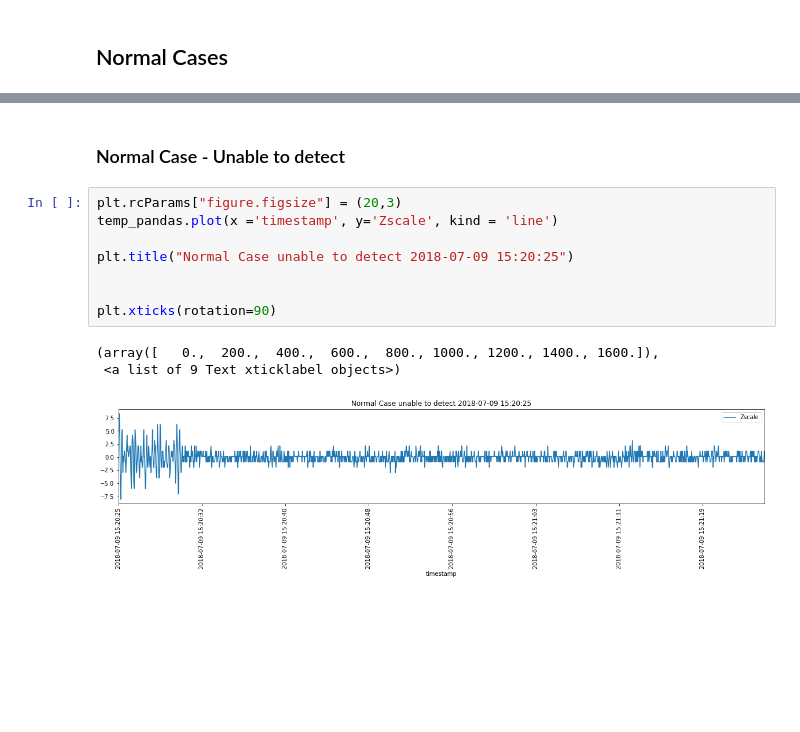
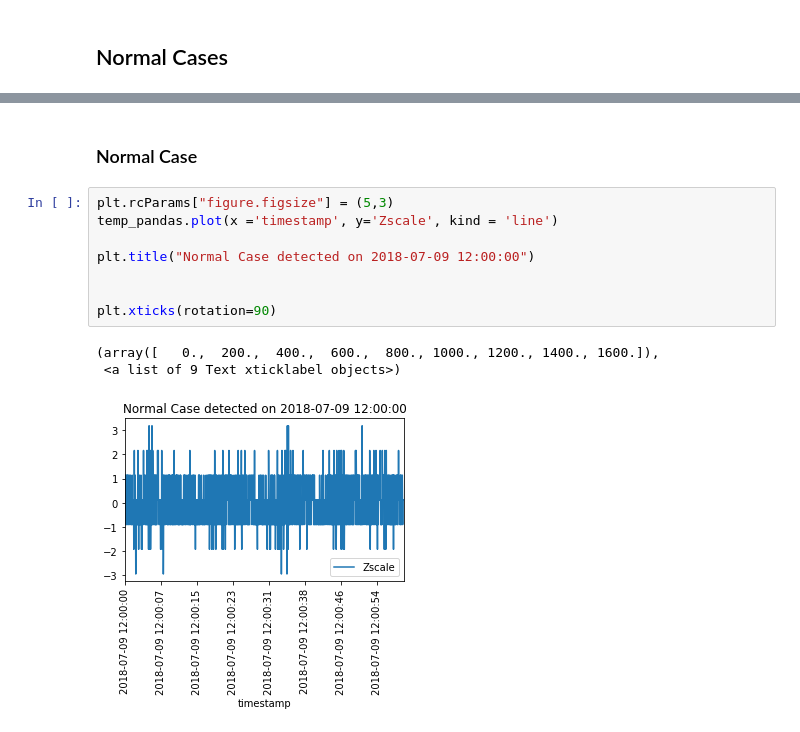
Before and after one commit to Ria-Thomas/DeviationFinder, a Jupyter notebook: EDA/EDA-Lift14.ipynb, the cells around one changed output, grey strips where cells are left out. Saved outputs shown, nothing was run; the diff lists cells and outputs as text; blank space fills up the shorter version.

```diff
--- a/EDA/EDA-Lift14.ipynb
+++ b/EDA/EDA-Lift14.ipynb
@@ -467,14 +467,14 @@ Wall time: 1.81 s
 # %% [markdown]
-### Normal Case - Unable to detect
+### Normal Case
 # %%
-plt.rcParams["figure.figsize"] = (20,3)
+plt.rcParams["figure.figsize"] = (5,3)
 temp_pandas.plot(x ='timestamp', y='Zscale', kind = 'line')
 
-plt.title("Normal Case unable to detect 2018-07-09 15:20:25")
+plt.title("Normal Case detected on 2018-07-09 12:00:00")
 
 
 plt.xticks(rotation=90)
 # %% [output]
 (array([   0.,  200.,  400.,  600.,  800., 1000., 1200., 1400., 1600.]),
  <a list of 9 Text xticklabel objects>)
-[figure, old version]
+[figure, new version]
```
Also changed, not shown: parts of 2 cells of this notebook.
